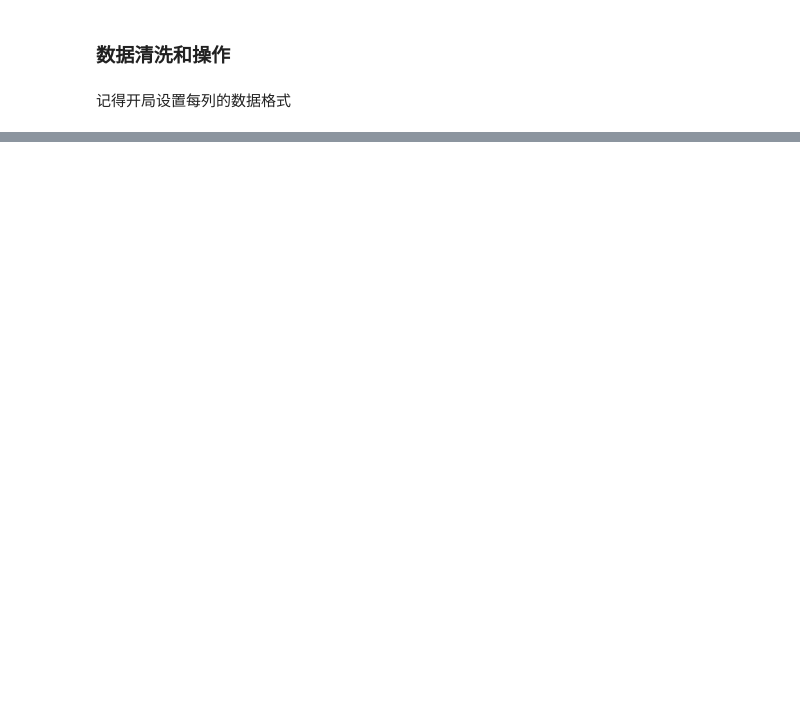
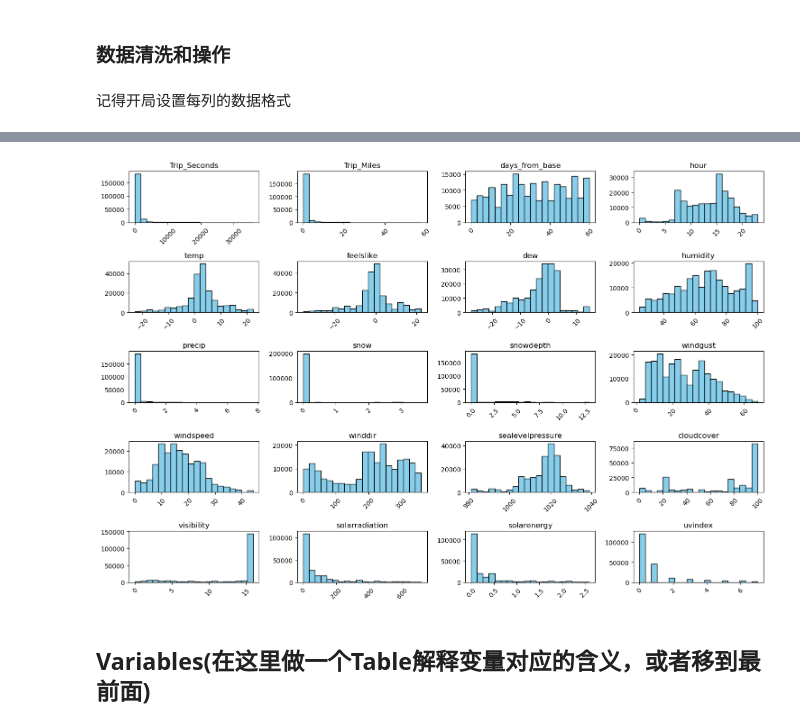
Before and after one commit to MengyuanHan1/CASA0006-Data-Science-for-Spatial-Systems, a Jupyter notebook: DSSS.ipynb, the cells around one changed output, grey strips where cells are left out. Saved outputs shown, nothing was run; the diff lists cells and outputs as text; code cells hidden in the pictures; blank space fills up the shorter version.

```diff
--- a/DSSS.ipynb
+++ b/DSSS.ipynb
@@ -23,0 +467,31 @@ extras和tolls特别大的订单有几个是来自同几个taxi id，并且查
+# %%
+# 定义我们要保留的列
+columns_to_keep = [
+    'Trip_Seconds', 'Trip_Miles', 'days_from_base', 'hour', 'temp',
+    'feelslike', 'dew', 'humidity', 'precip', 'snow', 'snowdepth',
+    'windgust', 'windspeed', 'winddir', 'sealevelpressure',
+    'cloudcover', 'visibility', 'solarradiation', 'solarenergy', 'uvindex'
+]
+
+# 更新data，只包含这些列
+data = data[columns_to_keep]
+# %%
+#打印一下数据分布
+
+# 设置画布大小
+plt.figure(figsize=(15, 10))
+
+# 绘制每个变量的直方图
+for index, column in enumerate(columns_to_keep):
+    plt.subplot(5, 4, index + 1)  # 5行4列的网格，当前索引位置
+    plt.hist(data[column].dropna(), bins=20, color='skyblue', edgecolor='black')  # 对每个列使用dropna()确保不计算NaN值
+    plt.title(column)
+    plt.xticks(rotation=45)  # 旋转X轴标签以更好地显示
+    plt.tight_layout()  # 调整每个子图的布局
+
+# 显示图表
+plt.show()
+# %% [output]
+[figure, added]
+# %% [markdown]
+## Variables(在这里做一个Table解释变量对应的含义，或者移到最前面)
```
Also changed, not shown: parts of 54 cells of this notebook.
